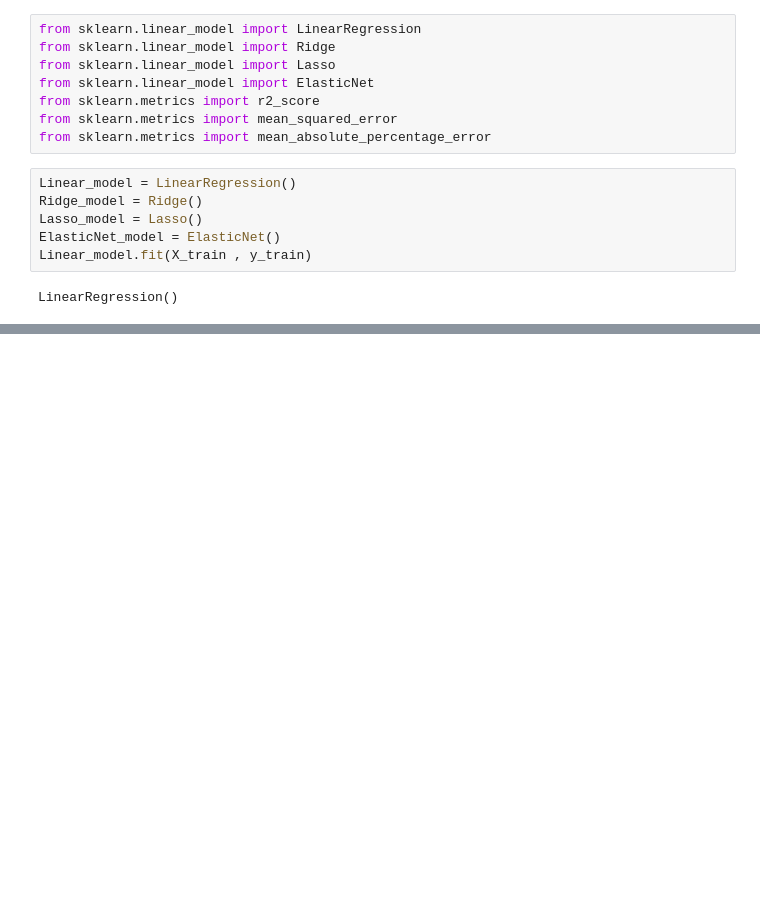
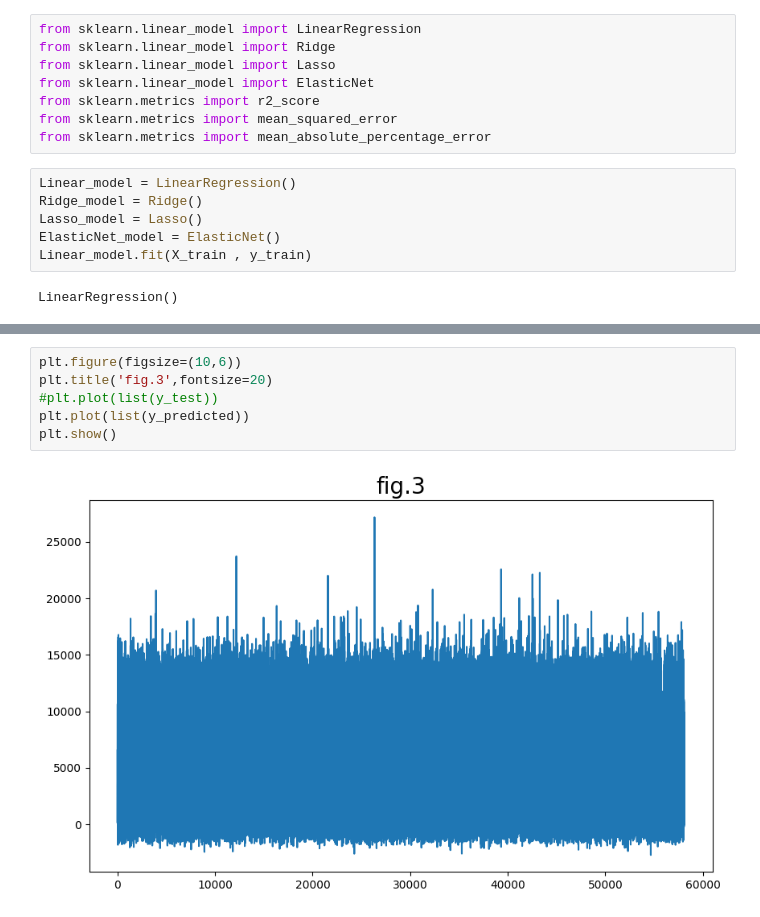
Before and after one commit to Saqibs575/MLPractice, a Jupyter notebook: notebooks/Model_Training.ipynb, the cells around one changed output, grey strips where cells are left out. Saved outputs shown, nothing was run; the diff lists cells and outputs as text; blank space fills up the shorter version.

```diff
--- a/notebooks/Model_Training.ipynb
+++ b/notebooks/Model_Training.ipynb
@@ -128,0 +155,8 @@ r2_score(y_predicted , y_test)*100
+# %%
+plt.figure(figsize=(10,6))
+plt.title('fig.3',fontsize=20)
+#plt.plot(list(y_test))
+plt.plot(list(y_predicted))
+plt.show()
+# %% [output]
+[figure, added]
```
Also changed, not shown: parts of 4 cells of this notebook, 14 other files.
